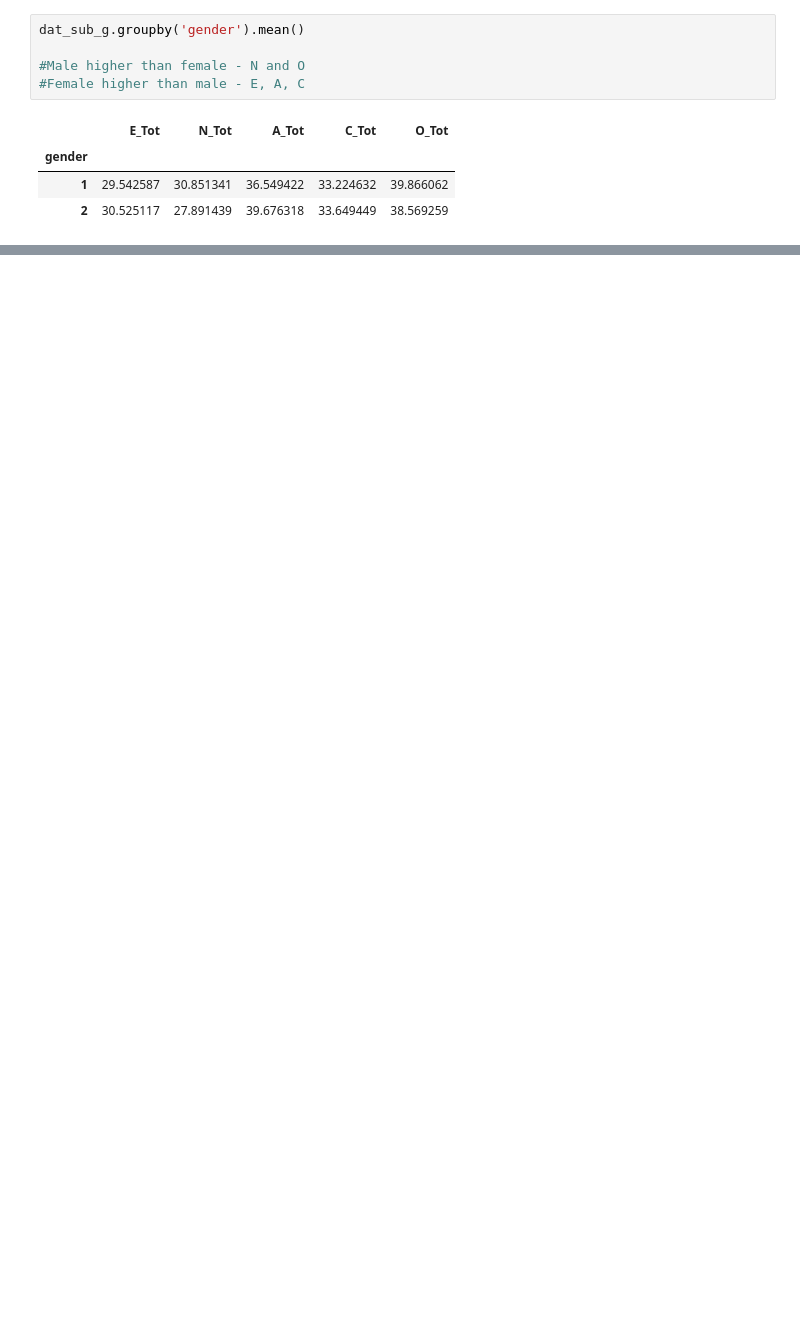
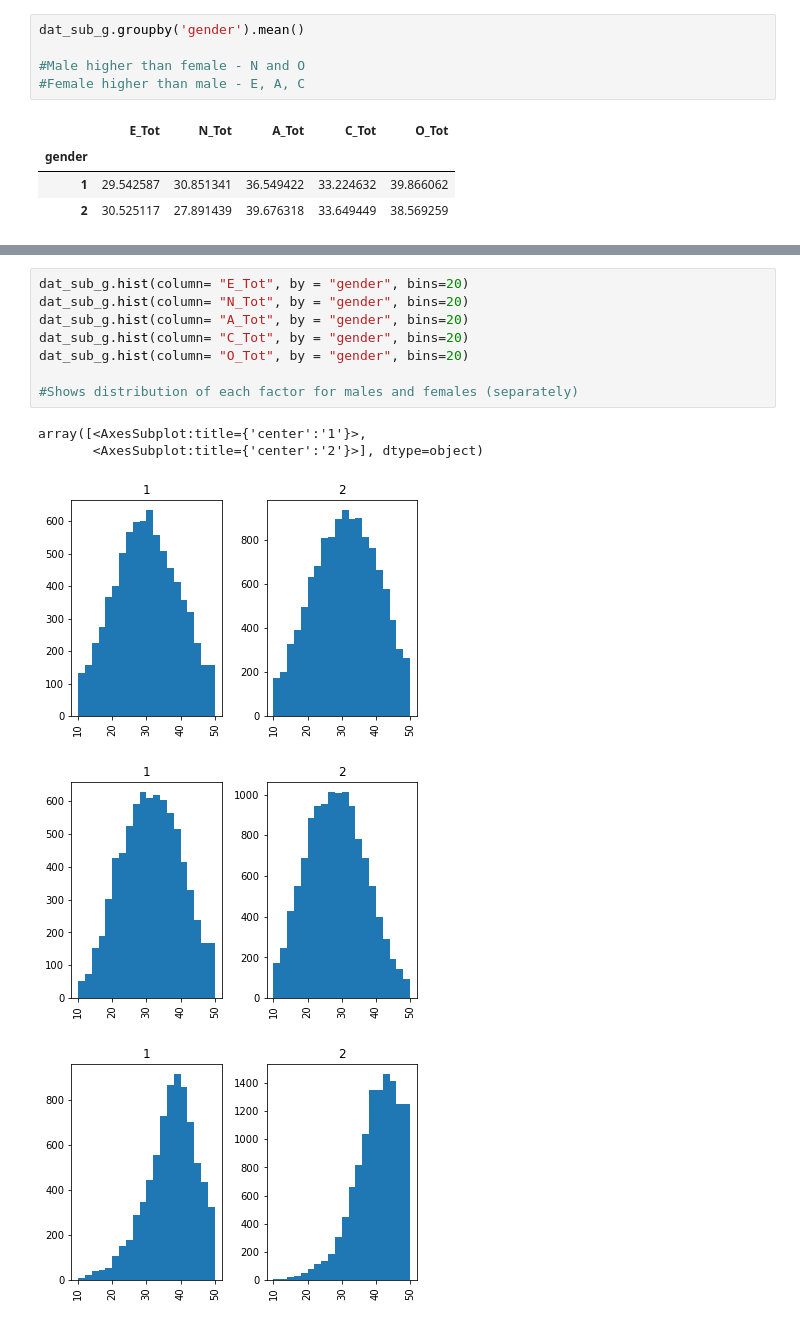
Before and after one commit to ubco-W2022T1-cosc301/project-group23, a Jupyter notebook: notebooks/analysis2.ipynb, the cells around one changed output, grey strips where cells are left out. Saved outputs shown, nothing was run; the diff lists cells and outputs as text; blank space fills up the shorter version.

```diff
--- a/notebooks/analysis2.ipynb
+++ b/notebooks/analysis2.ipynb
@@ -410,0 +540,14 @@ Ttest_indResult(statistic=array([        -inf,  -7.29433136,  23.6443449 , -30.0
+# %%
+dat_sub_g.hist(column= "E_Tot", by = "gender", bins=20)
+dat_sub_g.hist(column= "N_Tot", by = "gender", bins=20)
+dat_sub_g.hist(column= "A_Tot", by = "gender", bins=20)
+dat_sub_g.hist(column= "C_Tot", by = "gender", bins=20)
+dat_sub_g.hist(column= "O_Tot", by = "gender", bins=20)
+
+#Shows distribution of each factor for males and females (separately)
+# %% [output]
+array([<AxesSubplot:title={'center':'1'}>,
+       <AxesSubplot:title={'center':'2'}>], dtype=object)
+[figure, added]
+[figure, added]
+[figure, added]
```
Also changed, not shown: parts of 55 cells of this notebook.
